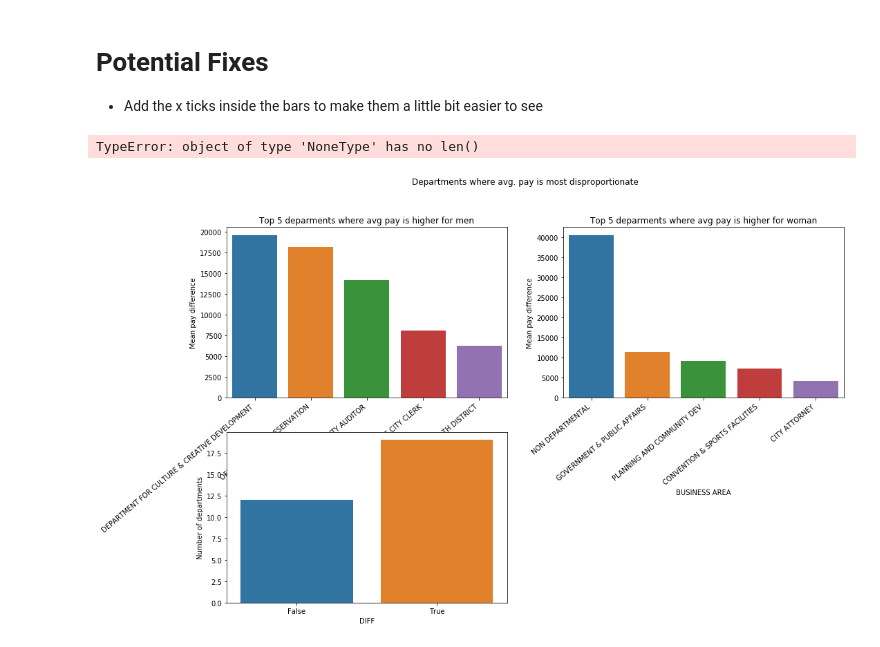
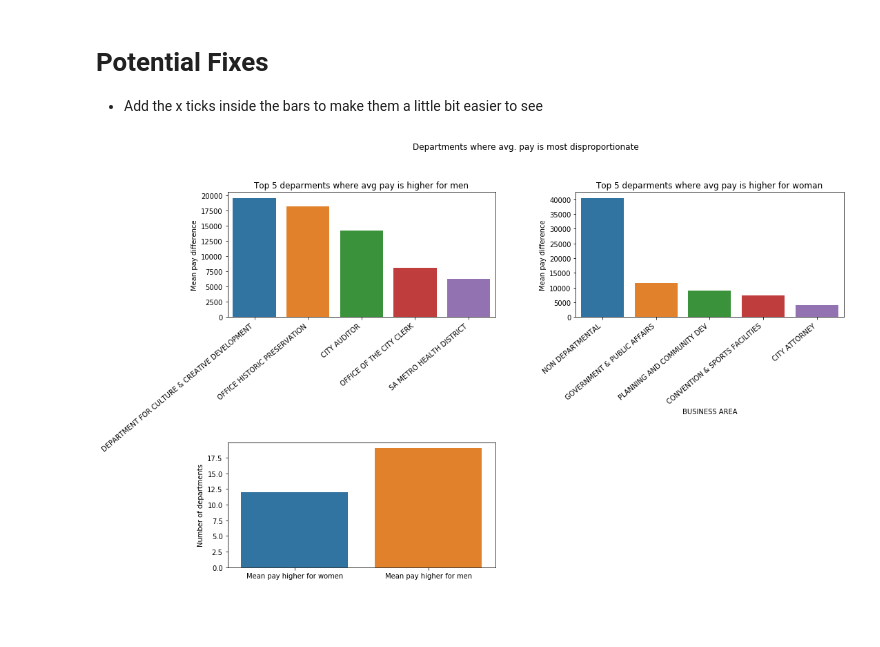
Before and after one commit to guedanie/SA-CITY-DATA, a Jupyter notebook: FY16_sa_city_compensation.ipynb, the cells around one changed output. Saved outputs shown, nothing was run; the diff lists cells and outputs as text; code cells hidden in the pictures; blank space fills up the shorter version.

```diff
--- a/FY16_sa_city_compensation.ipynb
+++ b/FY16_sa_city_compensation.ipynb
@@ -289,6 +289,8 @@ plt.subplots_adjust(hspace=0.4)
 - Add the x ticks inside the bars to make them a little bit easier to see
 # %%
 jobs = city_data.pivot_table('FY16 TOTAL COMPENSATION9', ["BUSINESS AREA", "JOB TITLE"], "GENDER")
+# %%
+jobs = jobs.dropna()
 # %%
 mean = jobs.groupby("BUSINESS AREA").mean()
 # %%
@@ -296,33 +299,33 @@ mean = mean.assign(DIFF = mean["MALE"] - mean["FEMALE"]).sort_values(by="DIFF")
 # %%
 top_5 = mean.nlargest(5, "DIFF")
 
 bottom_5 = mean.nsmallest(5,"DIFF")
 
 plt.figure(figsize=(16,10))
 plt.suptitle("Departments where avg. pay is most disproportionate")
 
 plt.subplot(221)
 sns.barplot(data=top_5, x=top_5.index, y="DIFF")
 plt.xticks(rotation=40, ha="right")
 plt.title("Top 5 deparments where avg pay is higher for men")
 plt.ylabel("Mean pay difference")
 
 
 plt.subplot(222)
 sns.barplot(data=bottom_5, x=bottom_5.index, y=bottom_5["DIFF"].abs())
 plt.xticks(rotation=40, ha="right")
 plt.title("Top 5 deparments where avg pay is higher for woman")
 plt.ylabel("Mean pay difference")
 
-plt.subplot(223)
+plt.sharey=True
+
+ax = plt.subplot(223.5)
 sns.countplot(data=cnt, x=cnt.index)
 plt.ylabel("Number of departments")
-plt.xticks(labels=["Mean pay higher for women", "Mean pay higher for men"])
+ax.set_xticklabels(["Mean pay higher for women", "Mean pay higher for men"])
+plt.xlabel("")
 
 
-
-
-plt.subplots_adjust(hspace=.4)
+plt.subplots_adjust(hspace=1, wspace = .3)
 # %% [output]
-TypeError: object of type 'NoneType' has no len()
-[figure, old version]
+[figure, new version]
```
Also changed, not shown: parts of 12 cells of this notebook.
